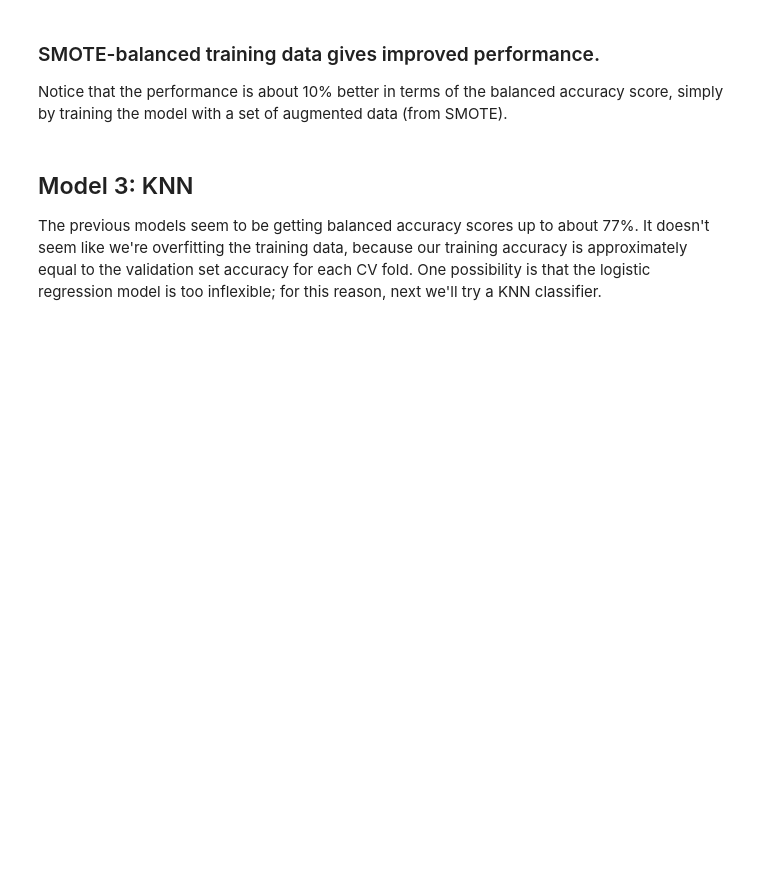
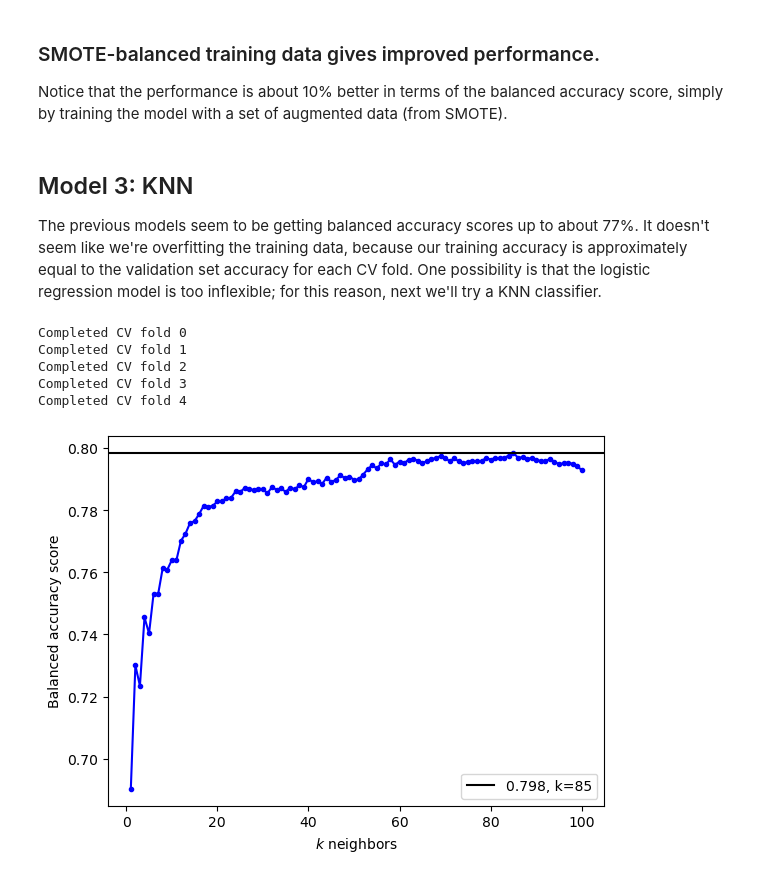
Before and after one commit to aapandy2/predicting_nba_player_retention, a Jupyter notebook: ModelSelection.ipynb, the cells around one changed output. Drawn from its saved outputs; the diff is of its cells as text; code cells hidden in the pictures; blank space fills up the shorter version.

Commit message:
add KNN model to ModelSelection

```diff
--- a/ModelSelection.ipynb
+++ b/ModelSelection.ipynb
@@ -178,0 +181,52 @@ The previous models seem to be getting balanced accuracy scores up to about 77%.
+# %%
+NUM_FOLDS     = 5
+MAX_NEIGHBORS = 100
+
+kfold = StratifiedKFold(n_splits=NUM_FOLDS, shuffle=True, random_state=815)
+
+bal_acc_scores = np.zeros((NUM_FOLDS, MAX_NEIGHBORS)) #store a balanced accuracy score in the form [k_neighbors, bal_acc_score]
+
+for i, (train_idx, test_idx) in enumerate(kfold.split(df_train[predictors], df_train.IN_LEAGUE_NEXT)):
+    #grab the raw training data and test data for this CV fold
+    X_tt  = df_train[predictors].iloc[train_idx]
+    y_tt  = df_train.IN_LEAGUE_NEXT.iloc[train_idx]
+    X_val = df_train[predictors].iloc[test_idx]
+    y_val = df_train.IN_LEAGUE_NEXT.iloc[test_idx]
+
+    #resample the training data using SMOTE
+    smote = SMOTE(random_state=5)
+    X_tt_re, y_tt_re = smote.fit_resample(X_tt, y_tt)
+
+    for k in range(1, MAX_NEIGHBORS+1):
+        #train the model
+        knn = Pipeline([("scale", StandardScaler()), ("knn", KNeighborsClassifier(k))])
+        knn.fit(X_tt_re, y_tt_re)
+
+        #get prediction and balanced accuracy scores for validation set
+        pred_val               = knn.predict(X_val)
+        bal_acc_val            = balanced_accuracy_score(y_val, pred_val)
+        bal_acc_scores[i, k-1] = bal_acc_val
+        #bal_acc_scores.append([k, bal_acc_val])
+
+    print(f"Completed CV fold {i}")
+# %% [output]
+Completed CV fold 0
+Completed CV fold 1
+Completed CV fold 2
+Completed CV fold 3
+Completed CV fold 4
+# %%
+k = range(1, MAX_NEIGHBORS+1)
+
+score_vs_k = np.mean(bal_acc_scores, axis=0)
+best_score = np.amax(score_vs_k)
+best_k     = np.argmax(score_vs_k) + 1 #account for fact score_vs_k starts with index 0
+
+plt.plot(k, score_vs_k, 'b.-')
+plt.xlabel("$k$ neighbors")
+plt.ylabel("Balanced accuracy score")
+plt.axhline(best_score, label=f"{best_score:.3f}, k={best_k}", c='black')
+plt.legend()
+plt.show()
+# %% [output]
+[figure, added]
```
Also changed, not shown: parts of 2 cells of this notebook.
